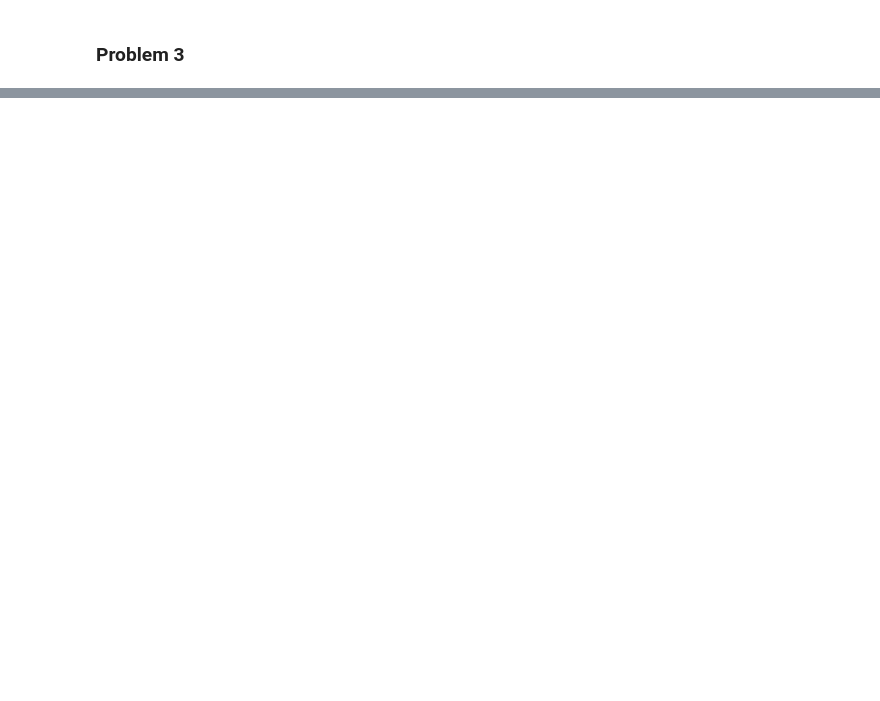
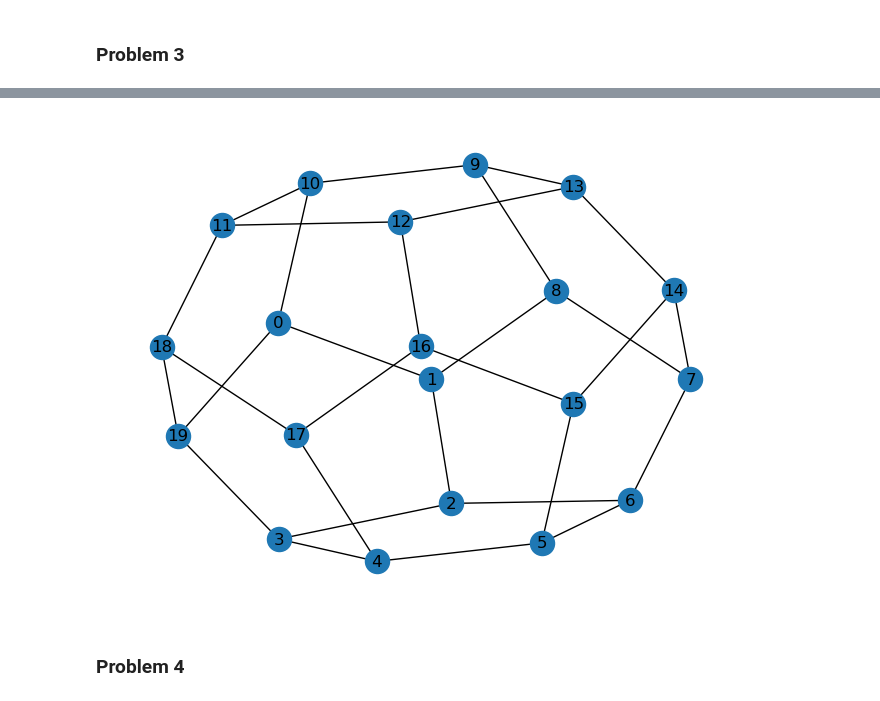
Before and after one commit to ethanp55/network_science, a Jupyter notebook: hw1.ipynb, the cells around one changed output, grey strips where cells are left out. Saved outputs shown, nothing was run; the diff lists cells and outputs as text; code cells hidden in the pictures; blank space fills up the shorter version.

```diff
--- a/hw1.ipynb
+++ b/hw1.ipynb
@@ -278,0 +328,11 @@ nx.draw(G, with_labels=True)
+# %%
+# networkx.a_graph.graphviz_layout(G,prog='neato')
+# NOTE: the only way I could get this to work was to use nx_agraph.graphviz_layout(G, prog='neato') instead of a_graph.graphviz_layout(G,prog='neato');
+# I'm guessing that my version of networkx is newer
+G = nx.dodecahedral_graph()
+nx.draw(G, pos=nx.nx_agraph.graphviz_layout(G, prog='neato'), with_labels=True)
+plt.show()
+# %% [output]
+[figure, added]
+# %% [markdown]
+### Problem 4
```
Also changed, not shown: parts of 21 cells of this notebook.
